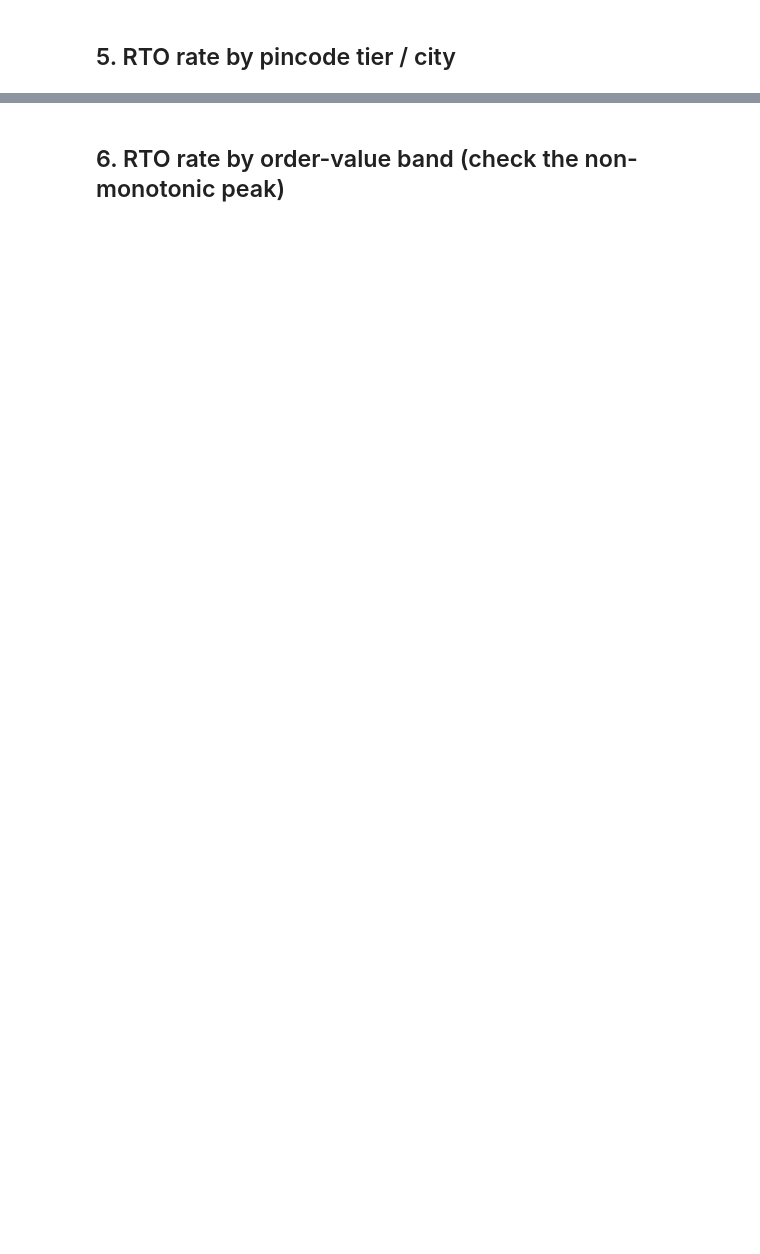
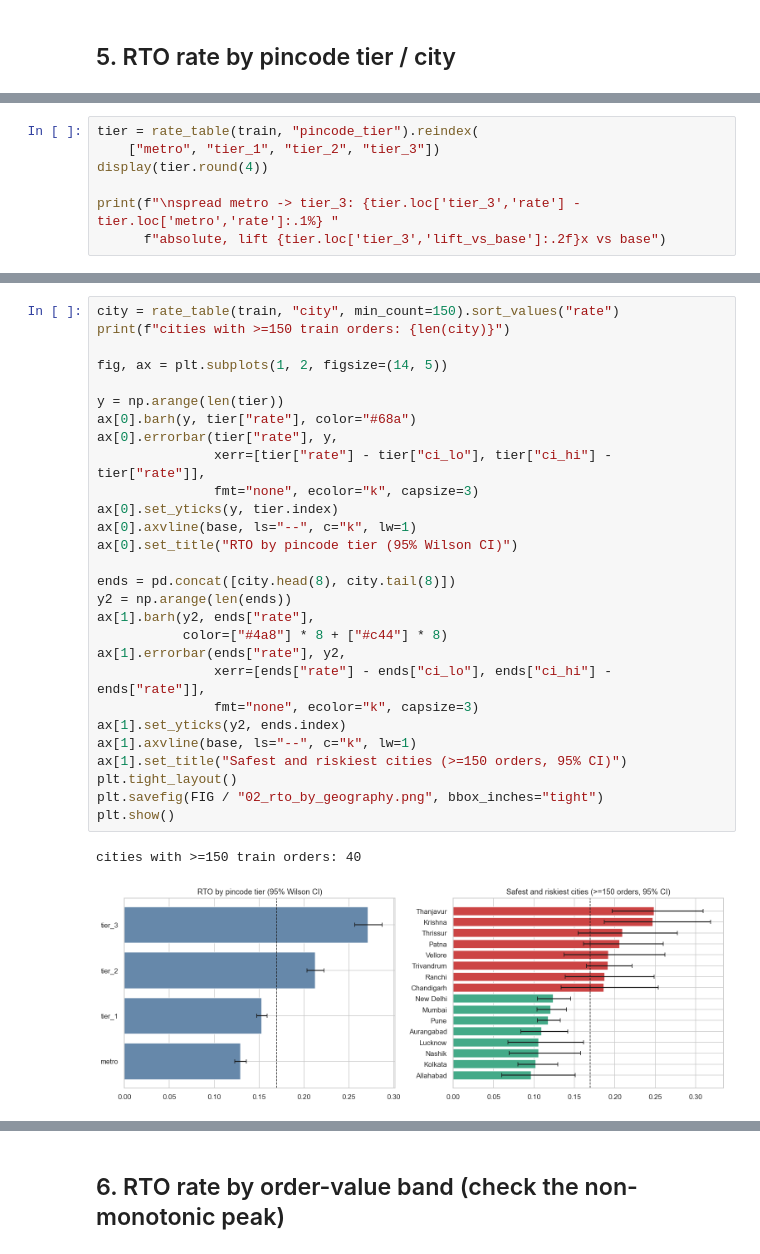
Before and after one commit to lucky07-07/rto-return-risk-scorer, a Jupyter notebook: notebooks/02_eda.ipynb, the cells around one changed output, grey strips where cells are left out. Cells and saved outputs as stored; diff of their text form; blank space fills up the shorter version.

```diff
--- a/notebooks/02_eda.ipynb
+++ b/notebooks/02_eda.ipynb
@@ -26,0 +278,7 @@ Return-Risk Scorer for COD orders (Return-to-Origin prediction).
+# %%
+tier = rate_table(train, "pincode_tier").reindex(
+    ["metro", "tier_1", "tier_2", "tier_3"])
+display(tier.round(4))
+
+print(f"\nspread metro -> tier_3: {tier.loc['tier_3','rate'] - tier.loc['metro','rate']:.1%} "
+      f"absolute, lift {tier.loc['tier_3','lift_vs_base']:.2f}x vs base")
@@ -26,0 +293,31 @@ Return-Risk Scorer for COD orders (Return-to-Origin prediction).
+# %%
+city = rate_table(train, "city", min_count=150).sort_values("rate")
+print(f"cities with >=150 train orders: {len(city)}")
+
+fig, ax = plt.subplots(1, 2, figsize=(14, 5))
+
+y = np.arange(len(tier))
+ax[0].barh(y, tier["rate"], color="#68a")
+ax[0].errorbar(tier["rate"], y,
+               xerr=[tier["rate"] - tier["ci_lo"], tier["ci_hi"] - tier["rate"]],
+               fmt="none", ecolor="k", capsize=3)
+ax[0].set_yticks(y, tier.index)
+ax[0].axvline(base, ls="--", c="k", lw=1)
+ax[0].set_title("RTO by pincode tier (95% Wilson CI)")
+
+ends = pd.concat([city.head(8), city.tail(8)])
+y2 = np.arange(len(ends))
+ax[1].barh(y2, ends["rate"],
+           color=["#4a8"] * 8 + ["#c44"] * 8)
+ax[1].errorbar(ends["rate"], y2,
+               xerr=[ends["rate"] - ends["ci_lo"], ends["ci_hi"] - ends["rate"]],
+               fmt="none", ecolor="k", capsize=3)
+ax[1].set_yticks(y2, ends.index)
+ax[1].axvline(base, ls="--", c="k", lw=1)
+ax[1].set_title("Safest and riskiest cities (>=150 orders, 95% CI)")
+plt.tight_layout()
+plt.savefig(FIG / "02_rto_by_geography.png", bbox_inches="tight")
+plt.show()
+# %% [output]
+cities with >=150 train orders: 40
+[figure, added]
```
Also changed, not shown: parts of 50 cells of this notebook, 16 other files.
